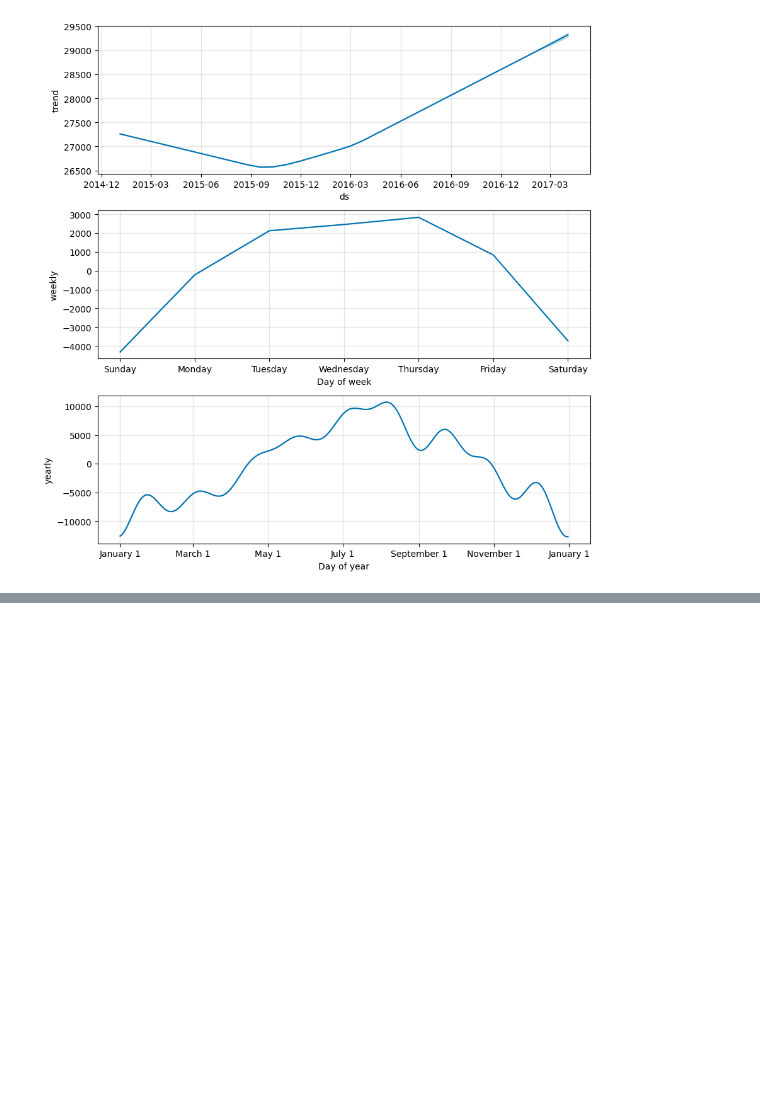
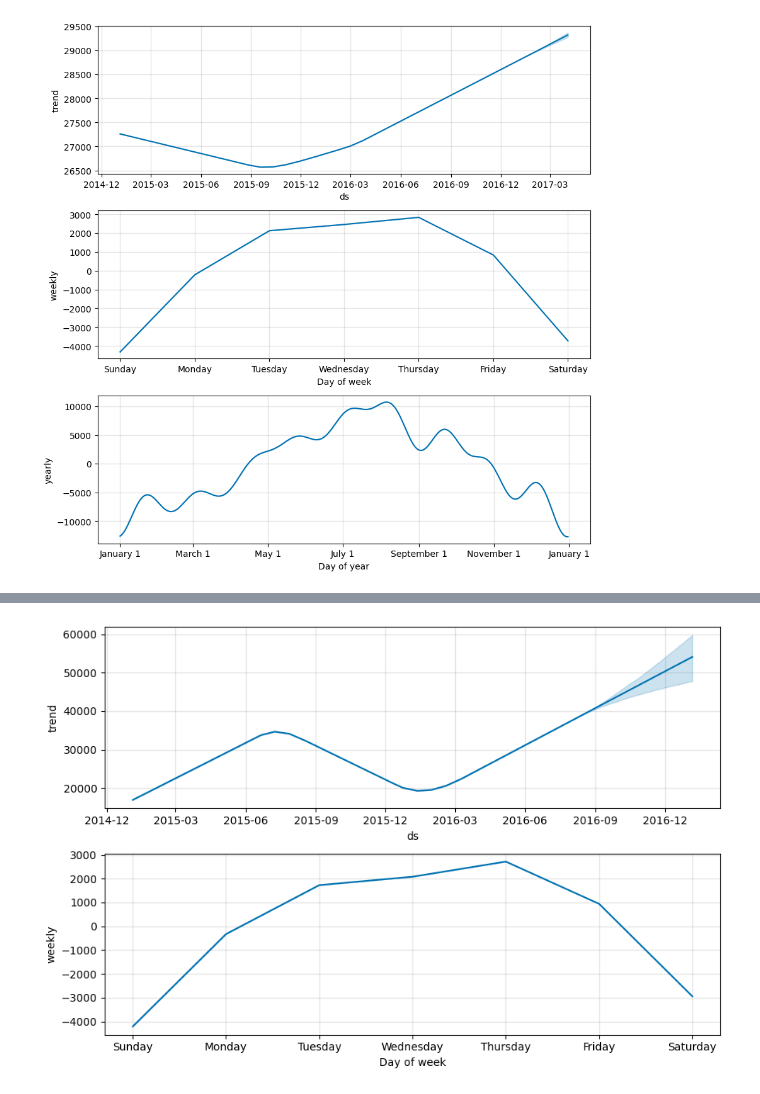
Before and after one commit to juliogazoli/alura-data-science-python-analisando-e-prevendo-series-temporais, a Jupyter notebook: atividades.ipynb, the cells around one changed output, grey strips where cells are left out. Saved outputs shown, nothing was run; the diff lists cells and outputs as text; code cells hidden in the pictures; blank space fills up the shorter version.

```diff
--- a/atividades.ipynb
+++ b/atividades.ipynb
@@ -584,0 +615,4 @@ fig_2 = modelo.plot_components(previsao)
+# %%
+fig_2 = modelo.plot_components(previsao)
+# %% [output]
+[figure, added]
```
Also changed, not shown: parts of 5 cells of this notebook.
